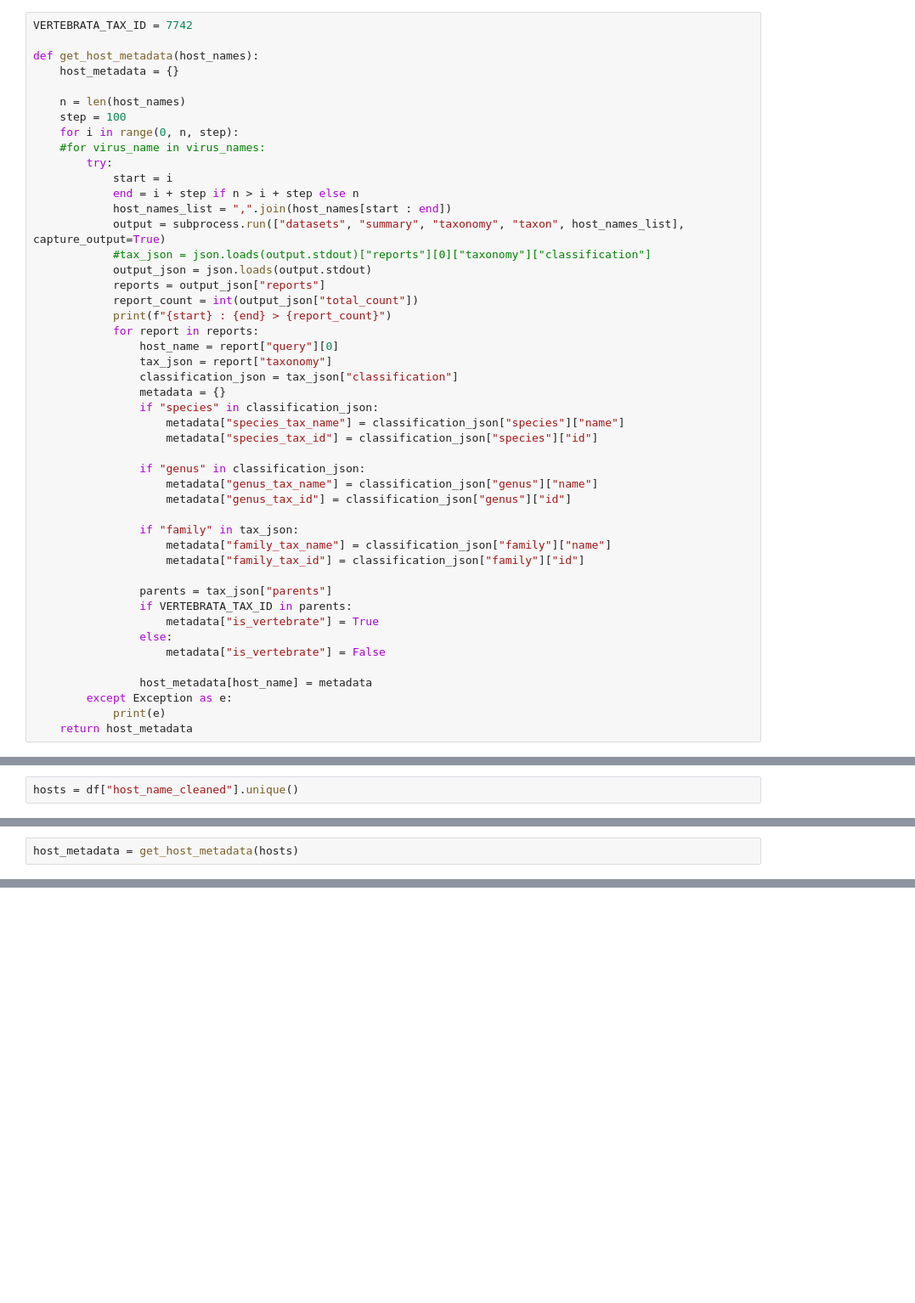
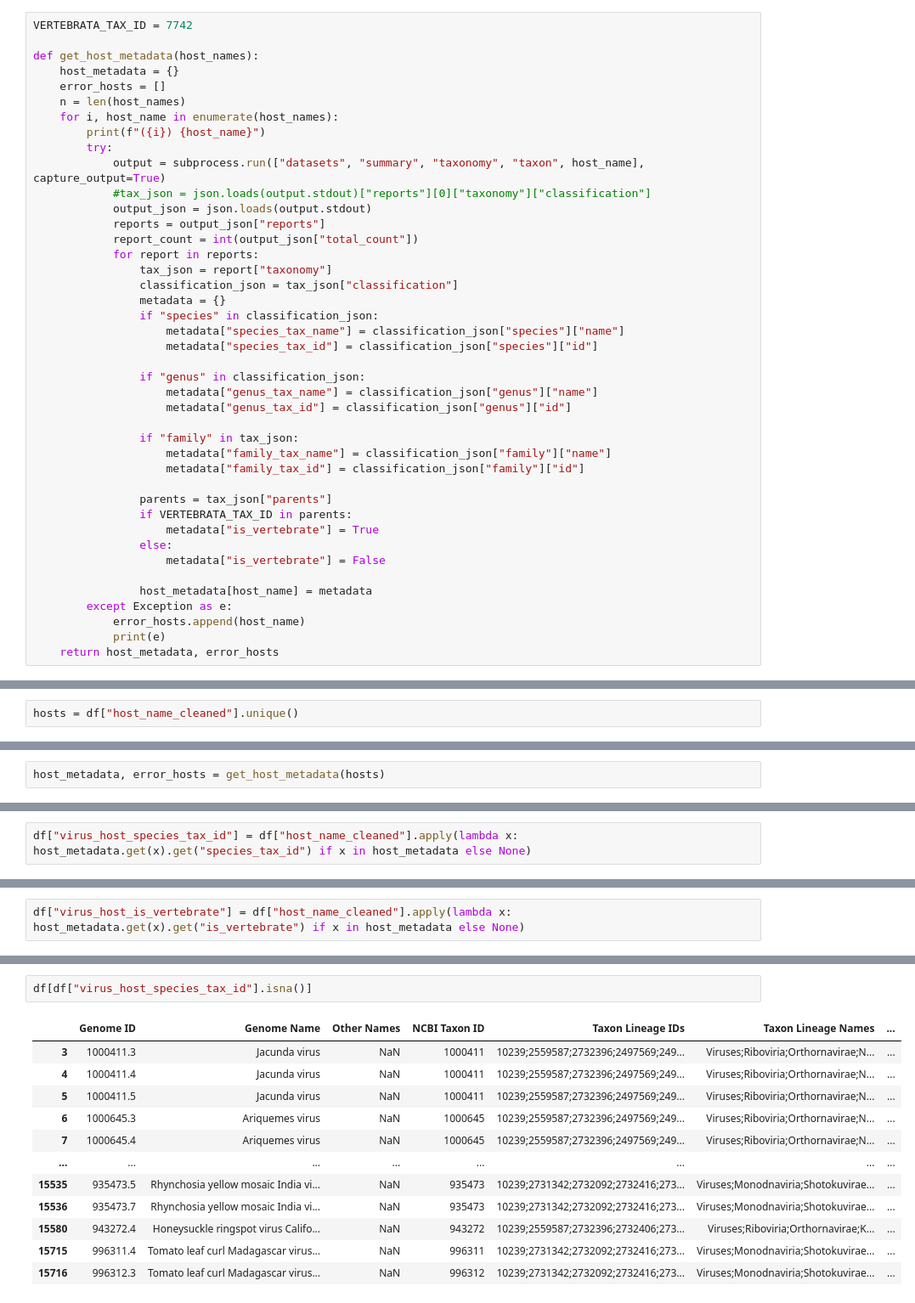
Before and after one commit to NeelTheBomb/HAVEN, a Jupyter notebook: src/jupyter_notebooks/datasets/generation/bvbrc/bvbrc_proteome_host_prediction_dataset.ipynb, the cells around one changed output, grey strips where cells are left out. Shown at 85% size. Cells and saved outputs as stored; diff of their text form; blank space fills up the shorter version.

Commit message:
updated bvbrc dataset analysis jupyter notebook

```diff
--- a/src/jupyter_notebooks/datasets/generation/bvbrc/bvbrc_proteome_host_prediction_dataset.ipynb
+++ b/src/jupyter_notebooks/datasets/generation/bvbrc/bvbrc_proteome_host_prediction_dataset.ipynb
@@ -143,23 +159,17 @@ VERTEBRATA_TAX_ID = 7742
 
 def get_host_metadata(host_names):
     host_metadata = {}
-
+    error_hosts = []
     n = len(host_names)
-    step = 100
-    for i in range(0, n, step):
-    #for virus_name in virus_names:
+    for i, host_name in enumerate(host_names):
+        print(f"({i}) {host_name}")
         try:
-            start = i
-            end = i + step if n > i + step else n
-            host_names_list = ",".join(host_names[start : end])
-            output = subprocess.run(["datasets", "summary", "taxonomy", "taxon", host_names_list], capture_output=True)
+            output = subprocess.run(["datasets", "summary", "taxonomy", "taxon", host_name], capture_output=True)
             #tax_json = json.loads(output.stdout)["reports"][0]["taxonomy"]["classification"]
             output_json = json.loads(output.stdout)
             reports = output_json["reports"]
             report_count = int(output_json["total_count"])
-            print(f"{start} : {end} > {report_count}")
             for report in reports:
-                host_name = report["query"][0]
                 tax_json = report["taxonomy"]
                 classification_json = tax_json["classification"]
                 metadata = {}
@@ -183,8 +193,9 @@ def get_host_metadata(host_names):
 
                 host_metadata[host_name] = metadata
         except Exception as e:
+            error_hosts.append(host_name)
             print(e)
-    return host_metadata
+    return host_metadata, error_hosts
 # %%
 df["host_name_cleaned"] = df["Host Name"].apply(lambda x: " ".join(x.split(" ")[:2]))
 # %% [output]
@@ -236,3 +257,3 @@ hosts = df["host_name_cleaned"].unique()
 # %%
-host_metadata = get_host_metadata(hosts)
+host_metadata, error_hosts = get_host_metadata(hosts)
 # %% [output]
@@ -267,0 +281,2 @@ host_metadata
+# %%
+df["virus_host_species_tax_id"] = df["host_name_cleaned"].apply(lambda x: host_metadata.get(x).get("species_tax_id") if x in host_metadata else None)
@@ -267,0 +289,2 @@ host_metadata
+# %%
+df["virus_host_is_vertebrate"] = df["host_name_cleaned"].apply(lambda x: host_metadata.get(x).get("is_vertebrate") if x in host_metadata else None)
@@ -267,0 +321,15 @@ host_metadata
+# %%
+df[df["virus_host_species_tax_id"].isna()]
+# %% [output]
+|  | Genome ID | Genome Name | Other Names | NCBI Taxon ID | Taxon Lineage IDs | Taxon Lineage Names | ... |
+| 3 | 1000411.3 | Jacunda virus | NaN | 1000411 | 10239;2559587;2732396;2497569;249... | Viruses;Riboviria;Orthornavirae;N... | ... |
+| 4 | 1000411.4 | Jacunda virus | NaN | 1000411 | 10239;2559587;2732396;2497569;249... | Viruses;Riboviria;Orthornavirae;N... | ... |
+| 5 | 1000411.5 | Jacunda virus | NaN | 1000411 | 10239;2559587;2732396;2497569;249... | Viruses;Riboviria;Orthornavirae;N... | ... |
+| 6 | 1000645.3 | Ariquemes virus | NaN | 1000645 | 10239;2559587;2732396;2497569;249... | Viruses;Riboviria;Orthornavirae;N... | ... |
+| 7 | 1000645.4 | Ariquemes virus | NaN | 1000645 | 10239;2559587;2732396;2497569;249... | Viruses;Riboviria;Orthornavirae;N... | ... |
+| ... | ... | ... | ... | ... | ... | ... | ... |
+| 15535 | 935473.5 | Rhynchosia yellow mosaic India vi... | NaN | 935473 | 10239;2731342;2732092;2732416;273... | Viruses;Monodnaviria;Shotokuvirae... | ... |
+| 15536 | 935473.7 | Rhynchosia yellow mosaic India vi... | NaN | 935473 | 10239;2731342;2732092;2732416;273... | Viruses;Monodnaviria;Shotokuvirae... | ... |
+| 15580 | 943272.4 | Honeysuckle ringspot virus Califo... | NaN | 943272 | 10239;2559587;2732396;2732406;273... | Viruses;Riboviria;Orthornavirae;K... | ... |
+| 15715 | 996311.4 | Tomato leaf curl Madagascar virus... | NaN | 996311 | 10239;2731342;2732092;2732416;273... | Viruses;Monodnaviria;Shotokuvirae... | ... |
+| 15716 | 996312.3 | Tomato leaf curl Madagascar virus... | NaN | 996312 | 10239;2731342;2732092;2732416;273... | Viruses;Monodnaviria;Shotokuvirae... | ... |
```
Also changed, not shown: parts of 12 cells of this notebook.
